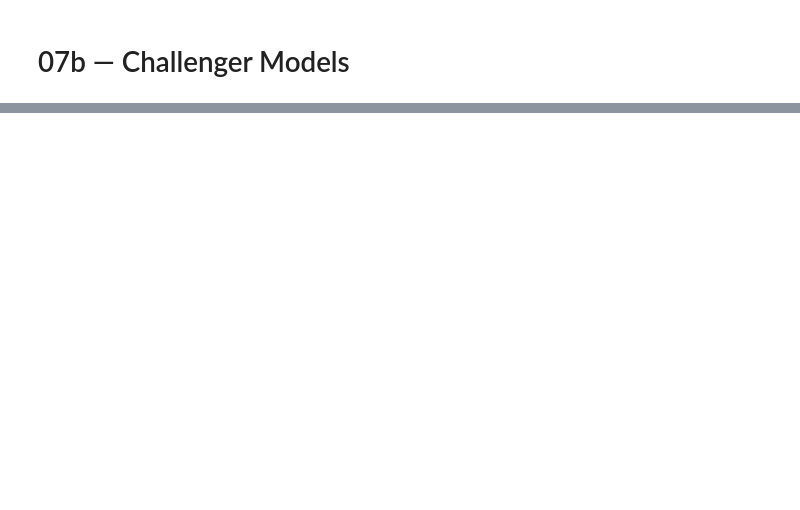
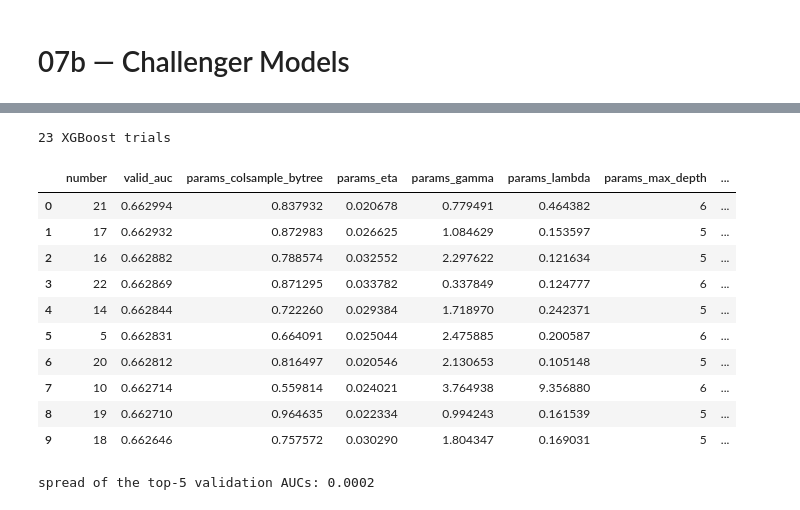
Before and after one commit to Siavash1368/score-pilot-lab, a Jupyter notebook: notebooks/07b_challenger_models.ipynb, the cells around one changed output, grey strips where cells are left out. Saved outputs shown, nothing was run; the diff lists cells and outputs as text; code cells hidden in the pictures; blank space fills up the shorter version.

```diff
--- a/notebooks/07b_challenger_models.ipynb
+++ b/notebooks/07b_challenger_models.ipynb
@@ -69,16 +106,30 @@ INPUTS = {
 fits, times = {}, {}
 # %%
 # Gradient boosting: Optuna search on 2015, then the tuned model, the NB07 default and LightGBM
-best_xgb, trials_xgb = T.tune_xgb(tr, va, cands, n_trials=N_TRIALS_XGB)
-display(trials_xgb.head(10))
+best_xgb, trials_xgb = T.tune_xgb(tr, va, cands, n_trials=N_TRIALS_XGB, timeout=XGB_TIMEOUT)
+print(f"{len(trials_xgb)} XGBoost trials"); display(trials_xgb.head(10))
 print("spread of the top-5 validation AUCs:", round(T.best_trial_gap(trials_xgb), 4))
 xgb_params = {k: v for k, v in best_xgb.items() if k != "n_rounds"}
 fits["XGBoost (tuned, monotone)"], times["XGBoost (tuned, monotone)"] = C.timed(
     C.fit_xgb, tr, tr["bad"], va, va["bad"], cands, monotone=True, params=xgb_params)
 fits["XGBoost (NB07 defaults)"], times["XGBoost (NB07 defaults)"] = C.timed(
     C.fit_xgb, tr, tr["bad"], va, va["bad"], cands, monotone=True)
 fits["LightGBM (monotone)"], times["LightGBM (monotone)"] = C.timed(
     C.fit_lgbm, tr, tr["bad"], va, va["bad"], cands, monotone=True)
+# %% [output]
+23 XGBoost trials
+|  | number | valid_auc | params_colsample_bytree | params_eta | params_gamma | params_lambda | params_max_depth | ... |
+| 0 | 21 | 0.662994 | 0.837932 | 0.020678 | 0.779491 | 0.464382 | 6 | ... |
+| 1 | 17 | 0.662932 | 0.872983 | 0.026625 | 1.084629 | 0.153597 | 5 | ... |
+| 2 | 16 | 0.662882 | 0.788574 | 0.032552 | 2.297622 | 0.121634 | 5 | ... |
+| 3 | 22 | 0.662869 | 0.871295 | 0.033782 | 0.337849 | 0.124777 | 6 | ... |
+| 4 | 14 | 0.662844 | 0.722260 | 0.029384 | 1.718970 | 0.242371 | 5 | ... |
+| 5 | 5 | 0.662831 | 0.664091 | 0.025044 | 2.475885 | 0.200587 | 6 | ... |
+| 6 | 20 | 0.662812 | 0.816497 | 0.020546 | 2.130653 | 0.105148 | 5 | ... |
+| 7 | 10 | 0.662714 | 0.559814 | 0.024021 | 3.764938 | 9.356880 | 6 | ... |
+| 8 | 19 | 0.662710 | 0.964635 | 0.022334 | 0.994243 | 0.161539 | 5 | ... |
+| 9 | 18 | 0.662646 | 0.757572 | 0.030290 | 1.804347 | 0.169031 | 5 | ... |
+spread of the top-5 validation AUCs: 0.0002
 # %%
 # Random forest and the two EBMs
 fits["Random forest (monotone)"], times["Random forest (monotone)"] = C.timed(
```
Also changed, not shown: parts of 14 cells of this notebook, 37 other files.
